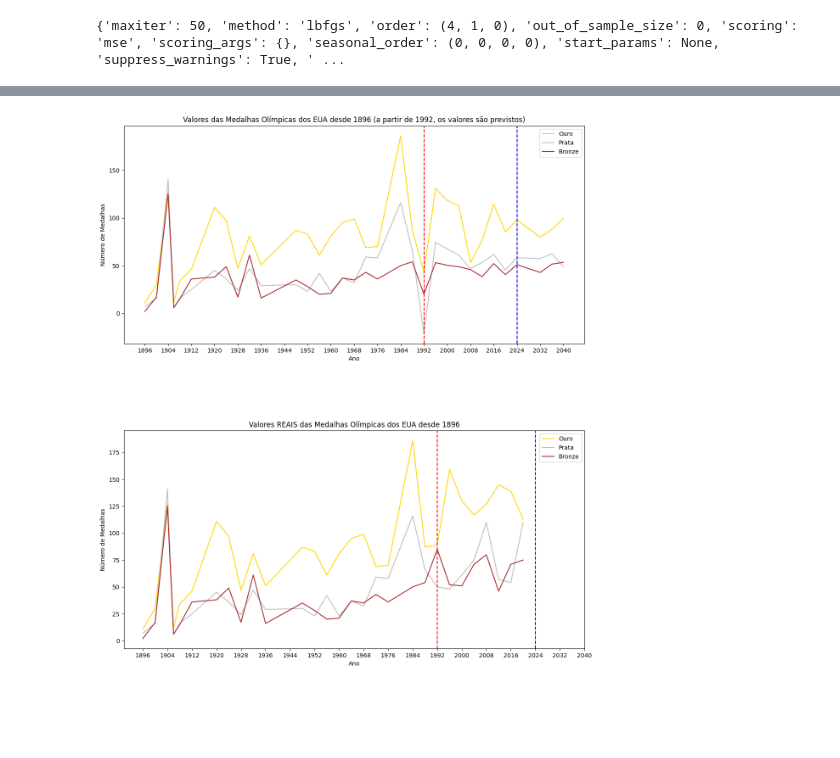
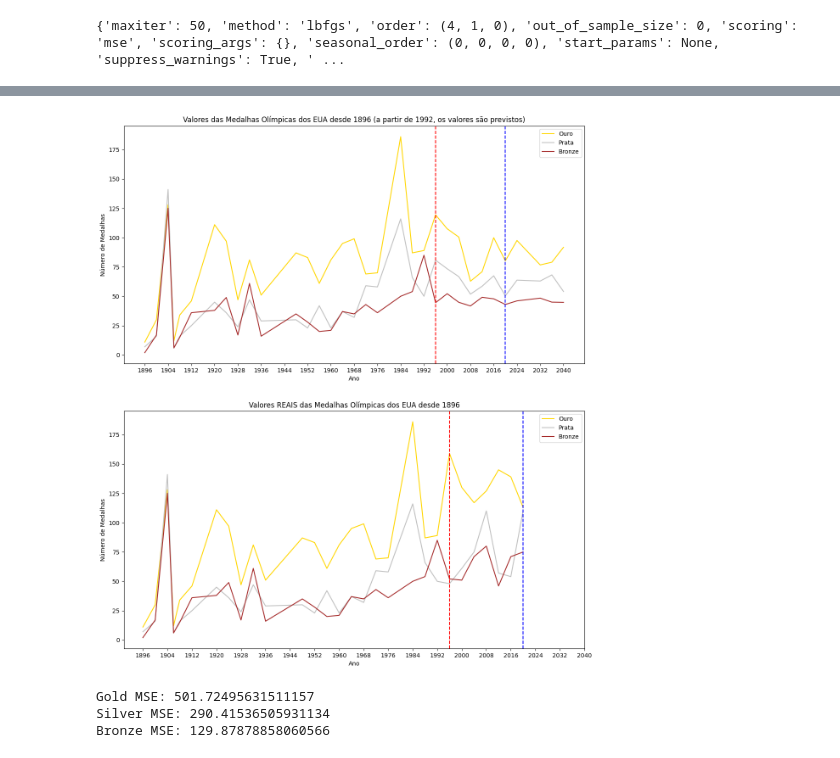
Before and after one commit to thiagonarcizo/formulacao-projetos, a Jupyter notebook: olimpiadas/tratamento.ipynb, the cells around one changed output, grey strips where cells are left out. Drawn from its saved outputs; the diff is of its cells as text; code cells hidden in the pictures; blank space fills up the shorter version.

```diff
--- a/olimpiadas/tratamento.ipynb
+++ b/olimpiadas/tratamento.ipynb
@@ -332,9 +332,13 @@ silver_ts = usa_medals['Silver']
 bronze_ts = usa_medals['Bronze']
 
 #fit SARIMA para cada modelo
-gold_model = SARIMAX(gold_ts, order=(4, 1, 0), seasonal_order=(1, 0, 1, 19)).fit()
+'''gold_model = SARIMAX(gold_ts, order=(4, 1, 0), seasonal_order=(1, 0, 1, 19)).fit()
 silver_model = SARIMAX(silver_ts, order=(0, 1, 1), seasonal_order=(1, 0, 1, 19)).fit()
-bronze_model = SARIMAX(bronze_ts, order=(3, 1, 0), seasonal_order=(1, 0, 1, 19)).fit()
+bronze_model = SARIMAX(bronze_ts, order=(3, 1, 0), seasonal_order=(1, 0, 1, 19)).fit()'''
+
+gold_model = SARIMAX(gold_ts, order=(1, 1, 1), seasonal_order=(1, 0, 1, 19)).fit()
+silver_model = SARIMAX(silver_ts, order=(1, 1, 1), seasonal_order=(1, 0, 1, 19)).fit()
+bronze_model = SARIMAX(bronze_ts, order=(3, 1, 0), seasonal_order=(1, 0, 1, 8)).fit()
 # %% [output]
  This problem is unconstrained.
 RUNNING THE L-BFGS-B CODE
@@ -396,43 +400,56 @@ df_predicted_medalsMSE.loc[30, 'Year'] = 2032
 df_predicted_medalsMSE.loc[31, 'Year'] = 2036
 df_predicted_medalsMSE.loc[32, 'Year'] = 2040
 
-df_trainUSA = df_medalsUSA[df_medalsUSA['Year'] <= 1988]
+df_trainUSA = df_medalsUSA[df_medalsUSA['Year'] <= 1992]
 
-df_trainUSA = pd.concat([df_trainUSA, df_predicted_medalsMSE[df_predicted_medalsMSE['Year'] >= 1992]], ignore_index=True)
+df_trainUSA = pd.concat([df_trainUSA, df_predicted_medalsMSE[df_predicted_medalsMSE['Year'] >= 1996]], ignore_index=True)
 
 df_trainUSA.set_index('Year', inplace=True)
 # %%
 fig, (ax1, ax2) = plt.subplots(2, 1, figsize=(14, 16))
 
 x_ticks = list(range(1896, 2041, 4))
 
 #plota o valor modelado
 ax1.plot(df_trainUSA['Gold'], label='Gold', color='gold')
 ax1.plot(df_trainUSA['Silver'], label='Silver', color='silver')
 ax1.plot(df_trainUSA['Bronze'], label='Bronze', color='brown')
 ax1.set_title('Valores das Medalhas Olímpicas dos EUA desde 1896 (a partir de 1992, os valores são previstos)')
 ax1.set_xlabel('Ano')
 ax1.set_ylabel('Número de Medalhas')
 ax1.legend(['Ouro', 'Prata', 'Bronze'])
 ax1.set_xticks(range(1896, 2041, 8))
-ax1.axvline(x=1992, color='red', linestyle='--')
-ax1.axvline(x=2024, color='blue', linestyle='--')
+ax1.axvline(x=1996, color='red', linestyle='--')
+ax1.axvline(x=2020, color='blue', linestyle='--')
 
 #plots o valor real
 ax2.plot(df_medalsUSA['Year'], df_medalsUSA['Gold'], label='Gold', color='gold')
 ax2.plot(df_medalsUSA['Year'], df_medalsUSA['Silver'], label='Silver', color='silver')
 ax2.plot(df_medalsUSA['Year'], df_medalsUSA['Bronze'], label='Bronze', color='brown')
 ax2.set_title('Valores REAIS das Medalhas Olímpicas dos EUA desde 1896')
 ax2.set_xlabel('Ano')
 ax2.set_ylabel('Número de Medalhas')
 ax2.set_xticks(range(1896, 2041, 8))
 ax2.legend(['Ouro', 'Prata', 'Bronze'])
-ax2.axvline(x=1992, color='red', linestyle='--')
-ax2.axvline(x=2024, color='blue', linestyle='--')
+ax2.axvline(x=1996, color='red', linestyle='--')
+ax2.axvline(x=2020, color='blue', linestyle='--')
 
 #ajustando o espaçamento entre os subplots
-plt.subplots_adjust(hspace=0.4)
+plt.subplots_adjust(hspace=0.2)
 
 plt.show()
 # %% [output]
-[figure, old version]
+[figure, new version]
+# %%
+#determinando o MSE para cada medalha a partir de 1996
+
+gold_MSE = mean_squared_error(df_medalsUSA['Gold'][:29], df_trainUSA['Gold'][:2020])
+silver_MSE = mean_squared_error(df_medalsUSA['Silver'][:29], df_trainUSA['Silver'][:2020])
+bronze_MSE = mean_squared_error(df_medalsUSA['Bronze'][:29], df_trainUSA['Bronze'][:2020])
+print('Gold MSE:', gold_MSE)
+print('Silver MSE:', silver_MSE)
+print('Bronze MSE:', bronze_MSE)
+# %% [output]
+Gold MSE: 501.72495631511157
+Silver MSE: 290.41536505931134
+Bronze MSE: 129.87878858060566
```
Also changed, not shown: parts of 10 cells of this notebook.
